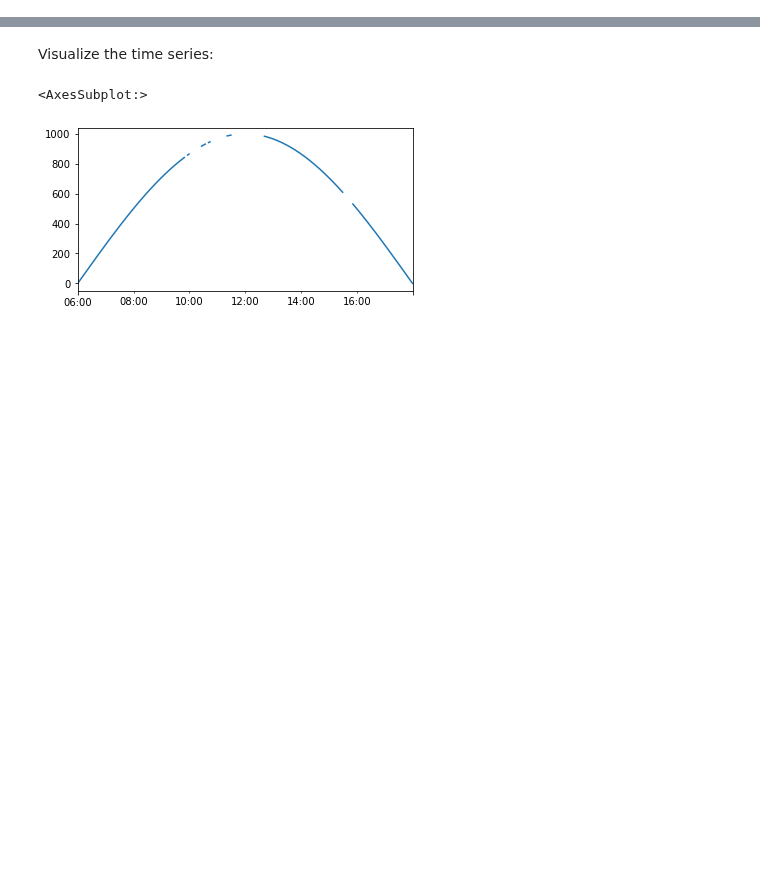
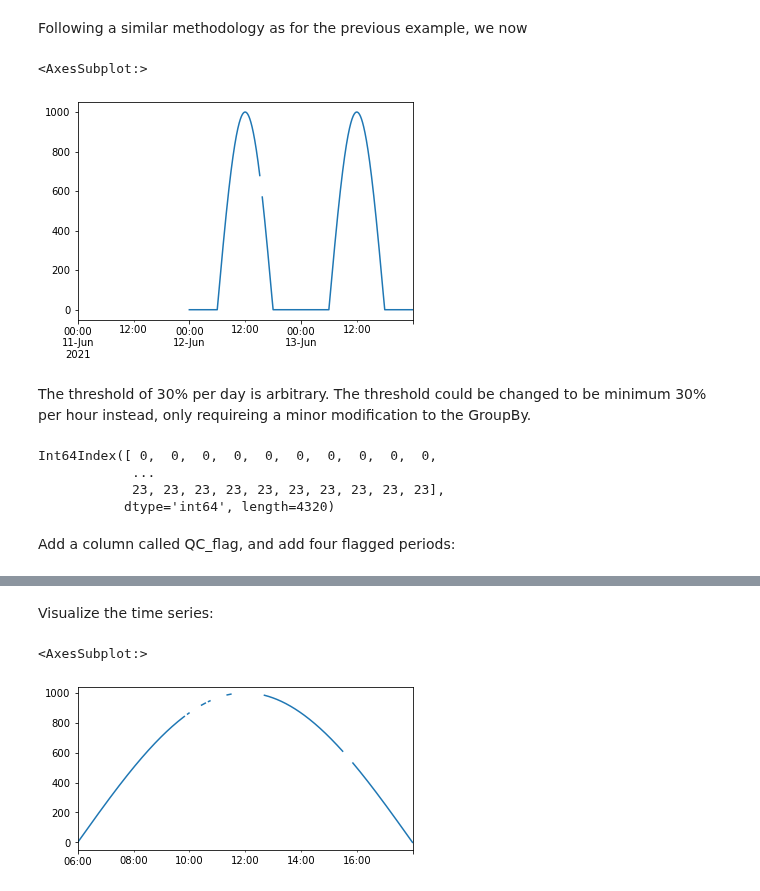
Before and after one commit to AdamRJensen/adamrjensen.github.io, a Jupyter notebook: posts/remove_data_islands.ipynb, the cells around one changed output, grey strips where cells are left out. Saved outputs shown, nothing was run; the diff lists cells and outputs as text; code cells hidden in the pictures; blank space fills up the shorter version.

```diff
--- a/posts/remove_data_islands.ipynb
+++ b/posts/remove_data_islands.ipynb
@@ -11,0 +32,23 @@ import numpy as np
+# %% [markdown]
+Following a similar methodology as for the previous example, we now
+# %%
+df['missing'] = df['GHI'].isna()  # generate boolean series of whether GHI is missing or not
+
+threshold = 0.3  # threshold value
+df['missing_daily_fraction'] = df.groupby(df.index.date)['missing'].transform('mean')
+
+df.loc[df['missing_daily_fraction'] >= threshold, 'GHI'] = np.nan
+
+df['GHI'].plot()
+# %% [output]
+<AxesSubplot:>
+[figure, added]
+# %% [markdown]
+The threshold of 30% per day is arbitrary. The threshold could be changed to be minimum 30% per hour instead, only requireing a minor modification to the GroupBy.
+# %%
+df.index.hour
+# %% [output]
+Int64Index([ 0,  0,  0,  0,  0,  0,  0,  0,  0,  0,
+            ...
+            23, 23, 23, 23, 23, 23, 23, 23, 23, 23],
+           dtype='int64', length=4320)
@@ -11,0 +59,2 @@ import numpy as np
+# %% [markdown]
+Add a column called QC_flag, and add four flagged periods:
```
Also changed, not shown: parts of 26 cells of this notebook, 2 other files.
